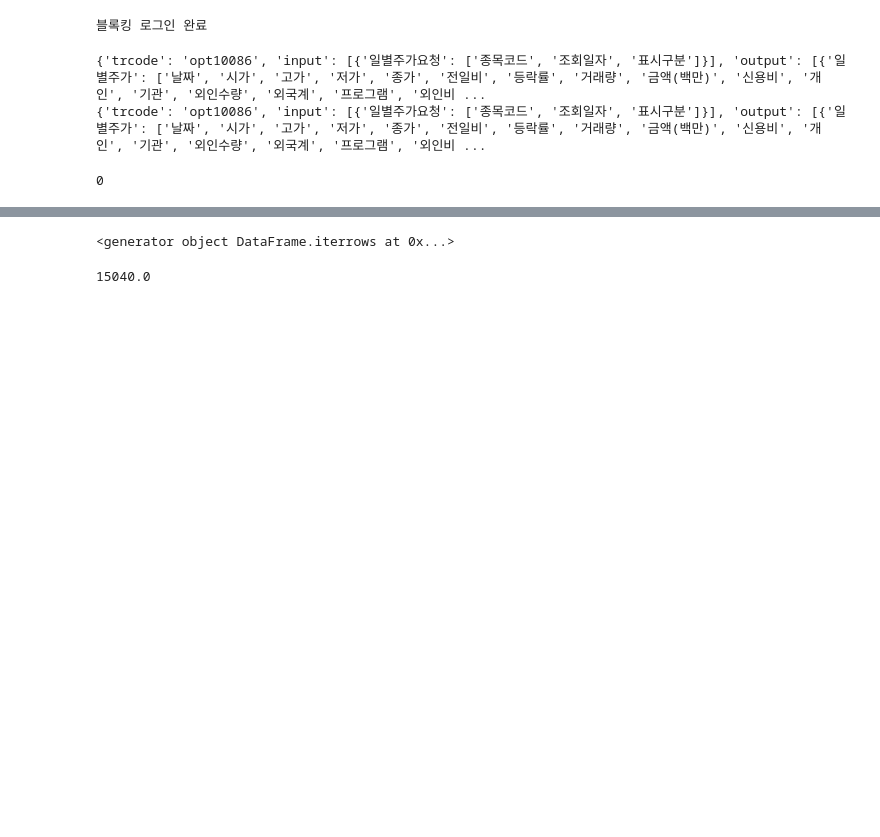
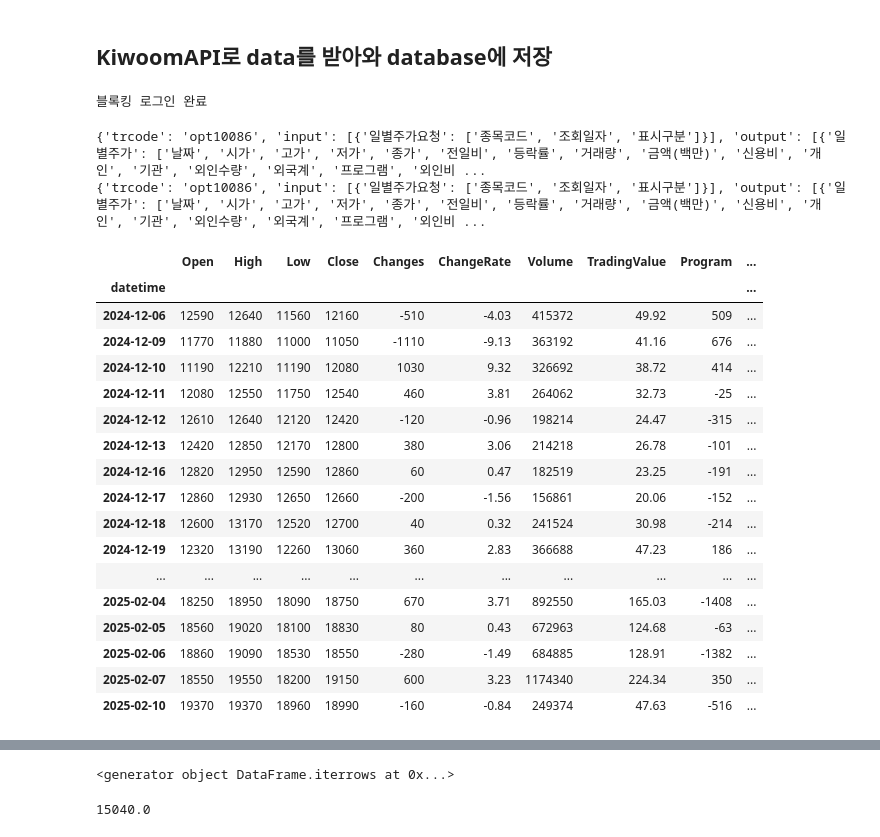
Before and after one commit to LiberSlave/trading, a Jupyter notebook: pymysql.ipynb, the cells around one changed output, grey strips where cells are left out. Saved outputs shown, nothing was run; the diff lists cells and outputs as text; code cells hidden in the pictures; blank space fills up the shorter version.

```diff
--- a/pymysql.ipynb
+++ b/pymysql.ipynb
@@ -1,22 +1,22 @@
+# %% [markdown]
+## KiwoomAPI로 data를 받아와 database에 저장
 # %%
 import pandas as pd
 import mplfinance as mpf
 import matplotlib.pyplot as plt
 import time
-
 from TickerDict import tickers
-
-import DayChart
-
-from pykiwoom.kiwoom import *
-kiwoom = Kiwoom()
-
-kiwoom.CommConnect(block=True)
-print("블록킹 로그인 완료")
+import dataprocessing
-# %% [output]
-블록킹 로그인 완료
+# %%
+from pykiwoom.kiwoom import *
+kiwoom = Kiwoom()
+
+kiwoom.CommConnect(block=True)
+print("블록킹 로그인 완료")
+# %% [output]
+블록킹 로그인 완료
 # %%
-sss = DayChart.StockDataProcessor(kiwoom)
+sss = dataprocessing.StockDataProcessor(kiwoom)
 
 df = sss.get_stock_data('현대힘스','20250123')
 
@@ -24,6 +24,27 @@ df = sss.preprocess_data(df)
 # %% [output]
 {'trcode': 'opt10086', 'input': [{'일별주가요청': ['종목코드', '조회일자', '표시구분']}], 'output': [{'일별주가': ['날짜', '시가', '고가', '저가', '종가', '전일비', '등락률', '거래량', '금액(백만)', '신용비', '개인', '기관', '외인수량', '외국계', '프로그램', '외인비 ...
 {'trcode': 'opt10086', 'input': [{'일별주가요청': ['종목코드', '조회일자', '표시구분']}], 'output': [{'일별주가': ['날짜', '시가', '고가', '저가', '종가', '전일비', '등락률', '거래량', '금액(백만)', '신용비', '개인', '기관', '외인수량', '외국계', '프로그램', '외인비 ...
+# %%
+df
+# %% [output]
+|  | Open | High | Low | Close | Changes | ChangeRate | Volume | TradingValue | Program | ... |
+| datetime |  |  |  |  |  |  |  |  |  | ... |
+| 2024-12-06 | 12590 | 12640 | 11560 | 12160 | -510 | -4.03 | 415372 | 49.92 | 509 | ... |
+| 2024-12-09 | 11770 | 11880 | 11000 | 11050 | -1110 | -9.13 | 363192 | 41.16 | 676 | ... |
+| 2024-12-10 | 11190 | 12210 | 11190 | 12080 | 1030 | 9.32 | 326692 | 38.72 | 414 | ... |
+| 2024-12-11 | 12080 | 12550 | 11750 | 12540 | 460 | 3.81 | 264062 | 32.73 | -25 | ... |
+| 2024-12-12 | 12610 | 12640 | 12120 | 12420 | -120 | -0.96 | 198214 | 24.47 | -315 | ... |
+| 2024-12-13 | 12420 | 12850 | 12170 | 12800 | 380 | 3.06 | 214218 | 26.78 | -101 | ... |
+| 2024-12-16 | 12820 | 12950 | 12590 | 12860 | 60 | 0.47 | 182519 | 23.25 | -191 | ... |
+| 2024-12-17 | 12860 | 12930 | 12650 | 12660 | -200 | -1.56 | 156861 | 20.06 | -152 | ... |
+| 2024-12-18 | 12600 | 13170 | 12520 | 12700 | 40 | 0.32 | 241524 | 30.98 | -214 | ... |
+| 2024-12-19 | 12320 | 13190 | 12260 | 13060 | 360 | 2.83 | 366688 | 47.23 | 186 | ... |
+| ... | ... | ... | ... | ... | ... | ... | ... | ... | ... | ... |
+| 2025-02-04 | 18250 | 18950 | 18090 | 18750 | 670 | 3.71 | 892550 | 165.03 | -1408 | ... |
+| 2025-02-05 | 18560 | 19020 | 18100 | 18830 | 80 | 0.43 | 672963 | 124.68 | -63 | ... |
+| 2025-02-06 | 18860 | 19090 | 18530 | 18550 | -280 | -1.49 | 684885 | 128.91 | -1382 | ... |
+| 2025-02-07 | 18550 | 19550 | 18200 | 19150 | 600 | 3.23 | 1174340 | 224.34 | 350 | ... |
+| 2025-02-10 | 19370 | 19370 | 18960 | 18990 | -160 | -0.84 | 249374 | 47.63 | -516 | ... |
 # %%
 import pymysql
 
@@ -39,6 +62,7 @@ cur = conn.cursor()
 # %%
-create_table = """
-CREATE TABLE IF NOT EXISTS stock_data (
+def creat_table(stock_name, date):
+    table_query = f"""
+    CREATE TABLE IF NOT EXISTS {date}{stock_name} (
     datetime DATE,
     Open INT,
     High INT,
@@ -51,11 +75,8 @@ CREATE TABLE IF NOT EXISTS stock_data (
     Program INT,
     ForeignNetBuy INT,
     InstitutionNetBuy INT,
-    IndividualNetBuy INT,
-    10DMA FLOAT,
-    20DMA FLOAT
-);
-"""
-cur.execute(create_table)
+    IndividualNetBuy INT
+    );
+    """
+    cur.execute(table_query)
+    return table_query
-# %% [output]
-0
```
Also changed, not shown: parts of 25 cells of this notebook, 4 other files.
